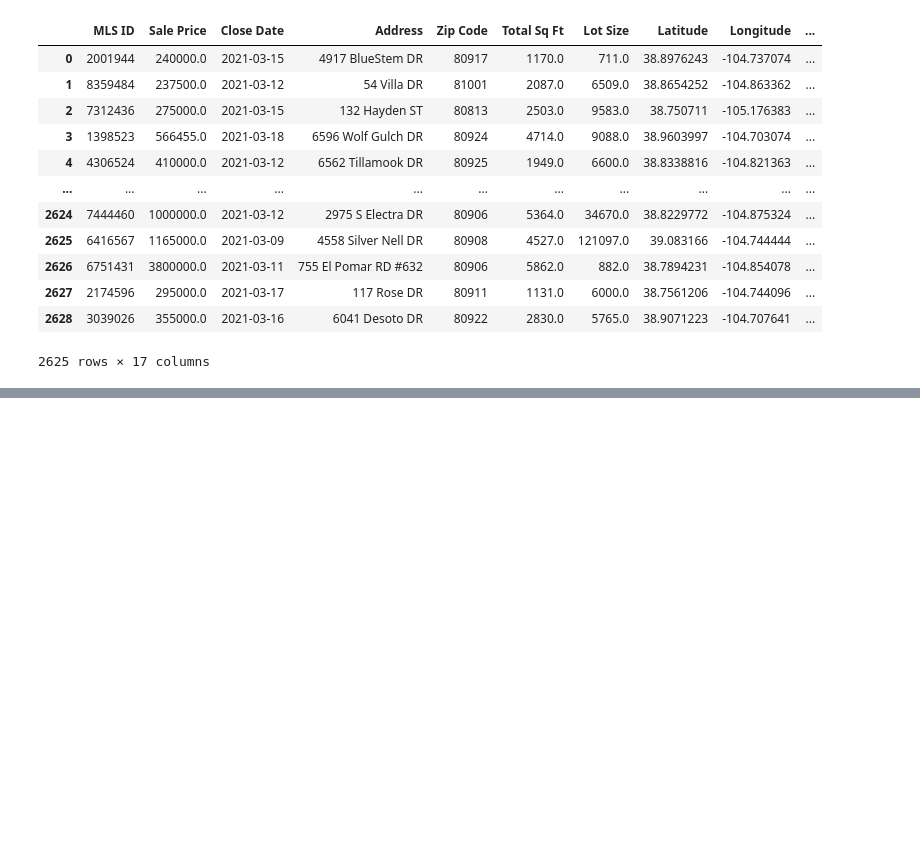
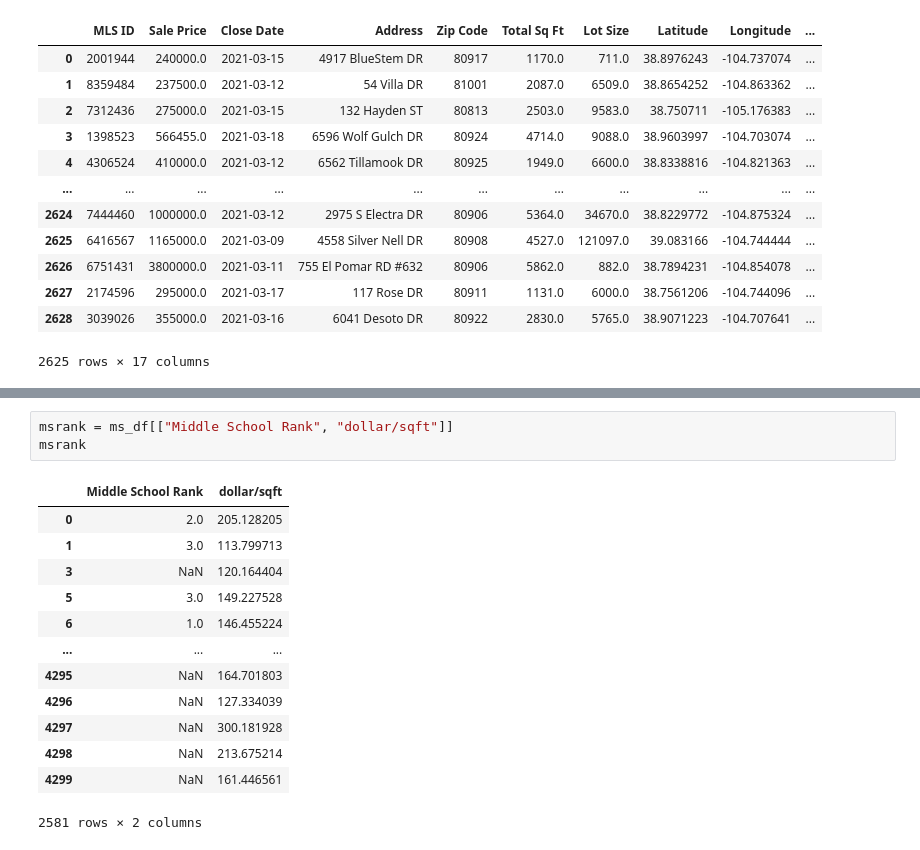
Before and after one commit to willserene/Housing_Analysis, a Jupyter notebook: Graphs-abhi.ipynb, the cells around one changed output, grey strips where cells are left out. Saved outputs shown, nothing was run; the diff lists cells and outputs as text; blank space fills up the shorter version.

```diff
--- a/Graphs-abhi.ipynb
+++ b/Graphs-abhi.ipynb
@@ -485,0 +521,17 @@ plt.show()
+# %%
+msrank = ms_df[["Middle School Rank", "dollar/sqft"]]
+msrank
+# %% [output]
+|  | Middle School Rank | dollar/sqft |
+| 0 | 2.0 | 205.128205 |
+| 1 | 3.0 | 113.799713 |
+| 3 | NaN | 120.164404 |
+| 5 | 3.0 | 149.227528 |
+| 6 | 1.0 | 146.455224 |
+| ... | ... | ... |
+| 4295 | NaN | 164.701803 |
+| 4296 | NaN | 127.334039 |
+| 4297 | NaN | 300.181928 |
+| 4298 | NaN | 213.675214 |
+| 4299 | NaN | 161.446561 |
+2581 rows × 2 columns
```
Also changed, not shown: parts of 8 cells of this notebook, 3 other files.
